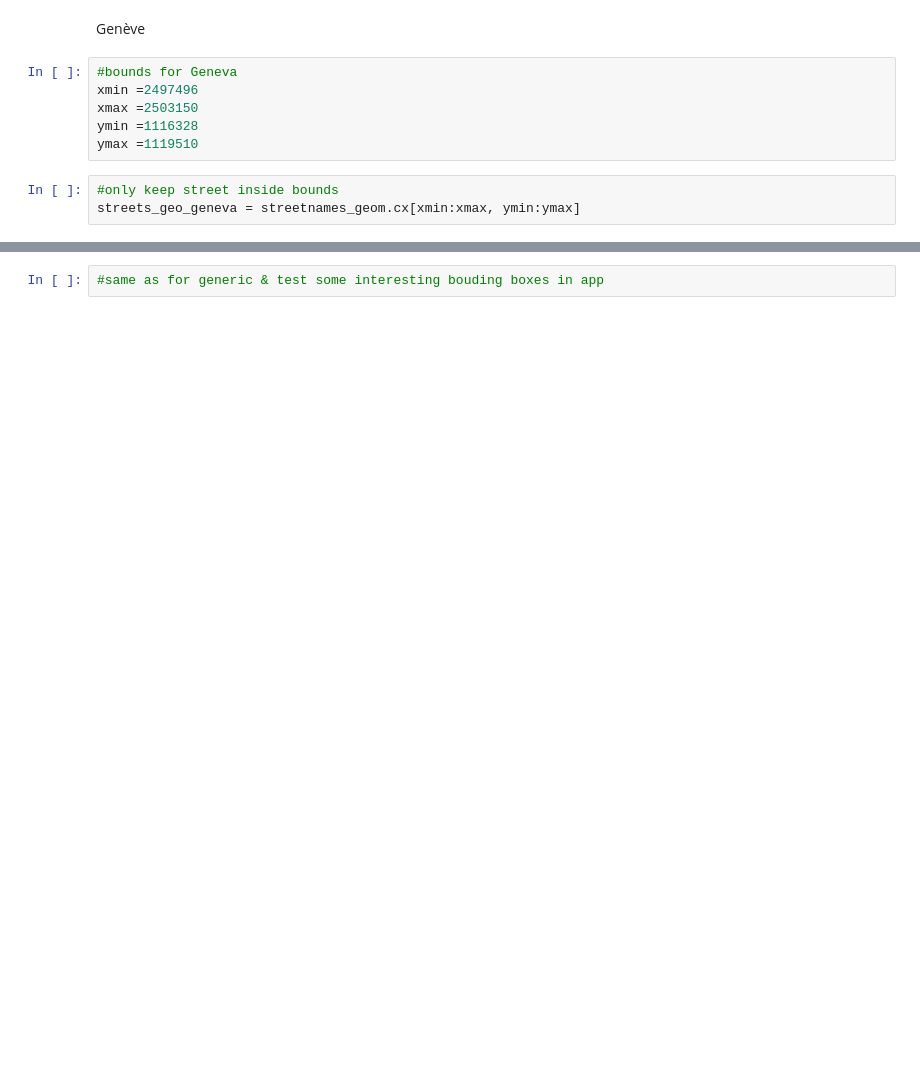
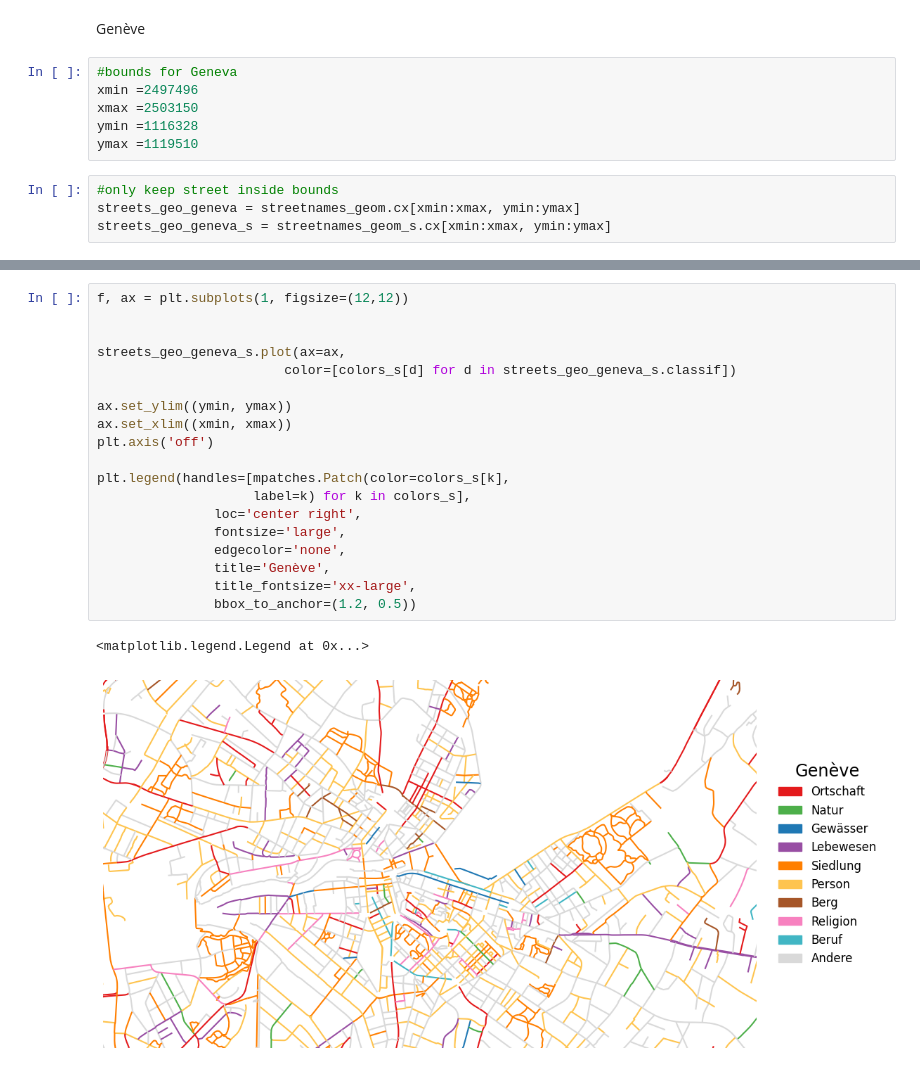
Before and after one commit to CaptainInler/cassda-zertifikatsarbeit, a Jupyter notebook: Evaluation/street_designations_line_geometries.ipynb, the cells around one changed output, grey strips where cells are left out. Cells and saved outputs as stored; diff of their text form; blank space fills up the shorter version.

```diff
--- a/Evaluation/street_designations_line_geometries.ipynb
+++ b/Evaluation/street_designations_line_geometries.ipynb
@@ -133,6 +173,7 @@ ymax =1119510
 # %%
 #only keep street inside bounds
 streets_geo_geneva = streetnames_geom.cx[xmin:xmax, ymin:ymax]
+streets_geo_geneva_s = streetnames_geom_s.cx[xmin:xmax, ymin:ymax]
 # %%
 streets_geo_geneva.STR_TERMS.unique()
 # %% [output]
@@ -193,2 +232,22 @@ plt.legend(handles=[mpatches.Patch(color=colors[k],
-# %%
-#same as for generic & test some interesting bouding boxes in app
+# %%
+f, ax = plt.subplots(1, figsize=(12,12))
+
+
+streets_geo_geneva_s.plot(ax=ax,
+                        color=[colors_s[d] for d in streets_geo_geneva_s.classif])
+
+ax.set_ylim((ymin, ymax))
+ax.set_xlim((xmin, xmax))
+plt.axis('off')
+
+plt.legend(handles=[mpatches.Patch(color=colors_s[k],
+                    label=k) for k in colors_s],
+               loc='center right',
+               fontsize='large',
+               edgecolor='none',
+               title='Genève',
+               title_fontsize='xx-large',
+               bbox_to_anchor=(1.2, 0.5))
+# %% [output]
+<matplotlib.legend.Legend at 0x...>
+[figure, added]
```
Also changed, not shown: parts of 16 cells of this notebook, 1 other file.
